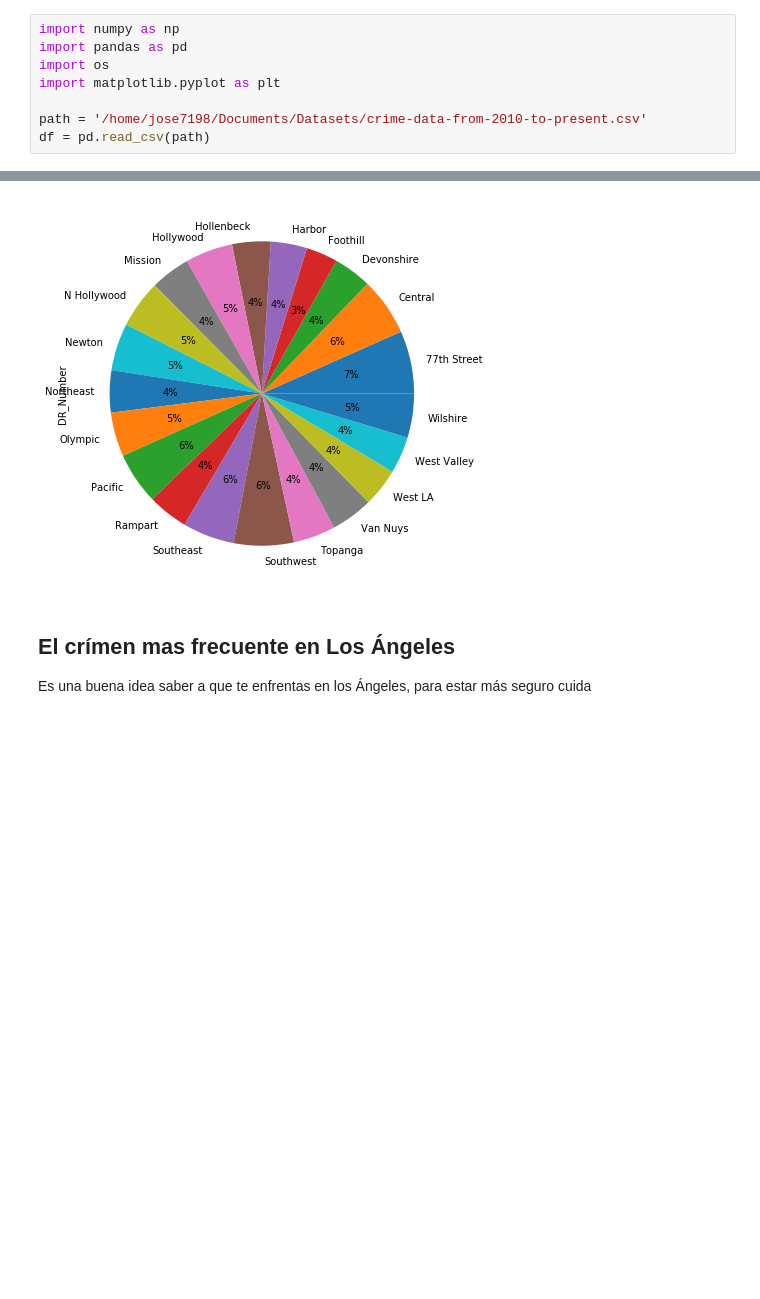
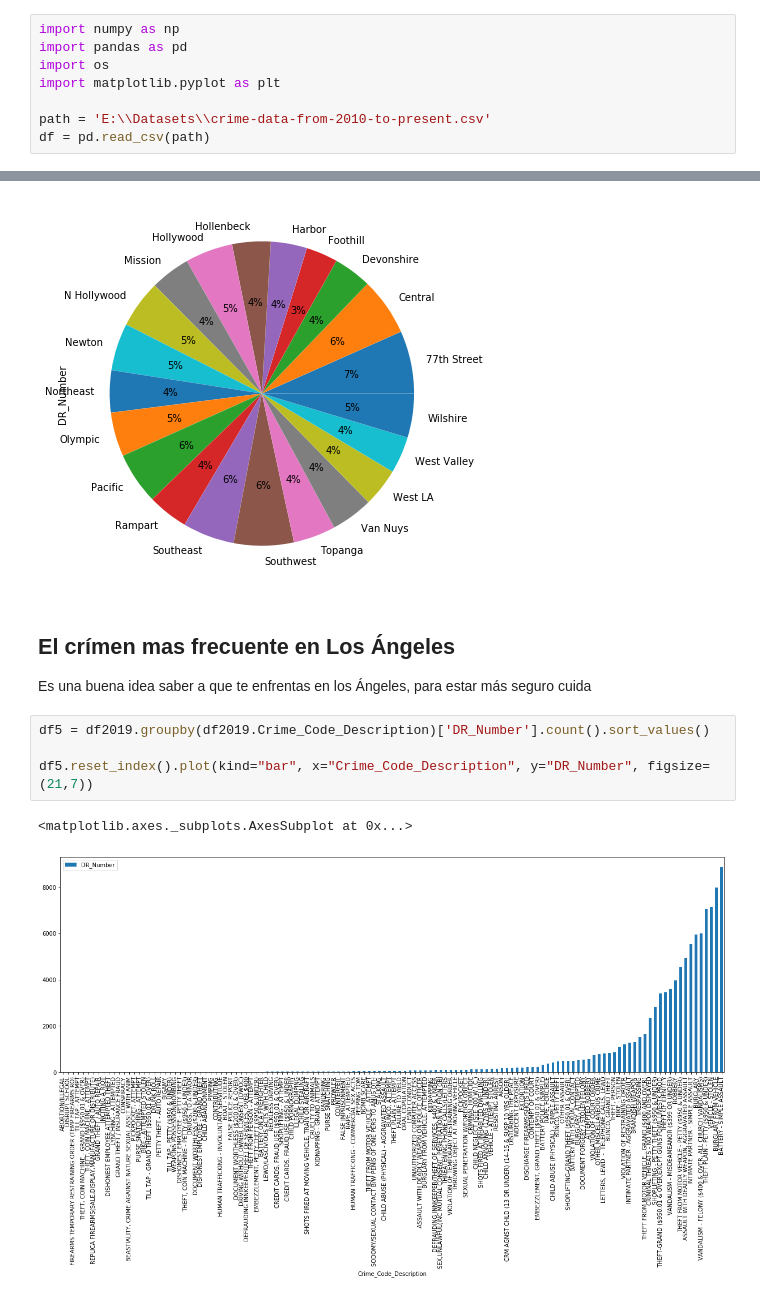
Before and after one commit to 2019-B-GR1-Python/py-murillo-lopez-jose-luis, a Jupyter notebook: informe/proyecto-informe.ipynb, the cells around one changed output, grey strips where cells are left out. Drawn from its saved outputs; the diff is of its cells as text; blank space fills up the shorter version.

```diff
--- a/informe/proyecto-informe.ipynb
+++ b/informe/proyecto-informe.ipynb
@@ -4,7 +4,7 @@ import pandas as pd
 import os
 import matplotlib.pyplot as plt
 
-path = '/home/jose7198/Documents/Datasets/crime-data-from-2010-to-present.csv'
+path = 'E:\\Datasets\\crime-data-from-2010-to-present.csv'
 df = pd.read_csv(path)
 # %% [markdown]
 # Informe de crímenes cometidos en Los Ángeles
@@ -66,3 +66,10 @@ df4.plot.pie(y='DR_Number', figsize=(7, 7), autopct='%1.0f%%')
 # %% [markdown]
 ## El crímen mas frecuente en Los Ángeles
 Es una buena idea saber a que te enfrentas en los Ángeles, para estar más seguro cuida
+# %%
+df5 = df2019.groupby(df2019.Crime_Code_Description)['DR_Number'].count().sort_values()
+
+df5.reset_index().plot(kind="bar", x="Crime_Code_Description", y="DR_Number", figsize=(21,7))
+# %% [output]
+<matplotlib.axes._subplots.AxesSubplot at 0x...>
+[figure, added]
```
Also changed, not shown: parts of 20 cells of this notebook.
